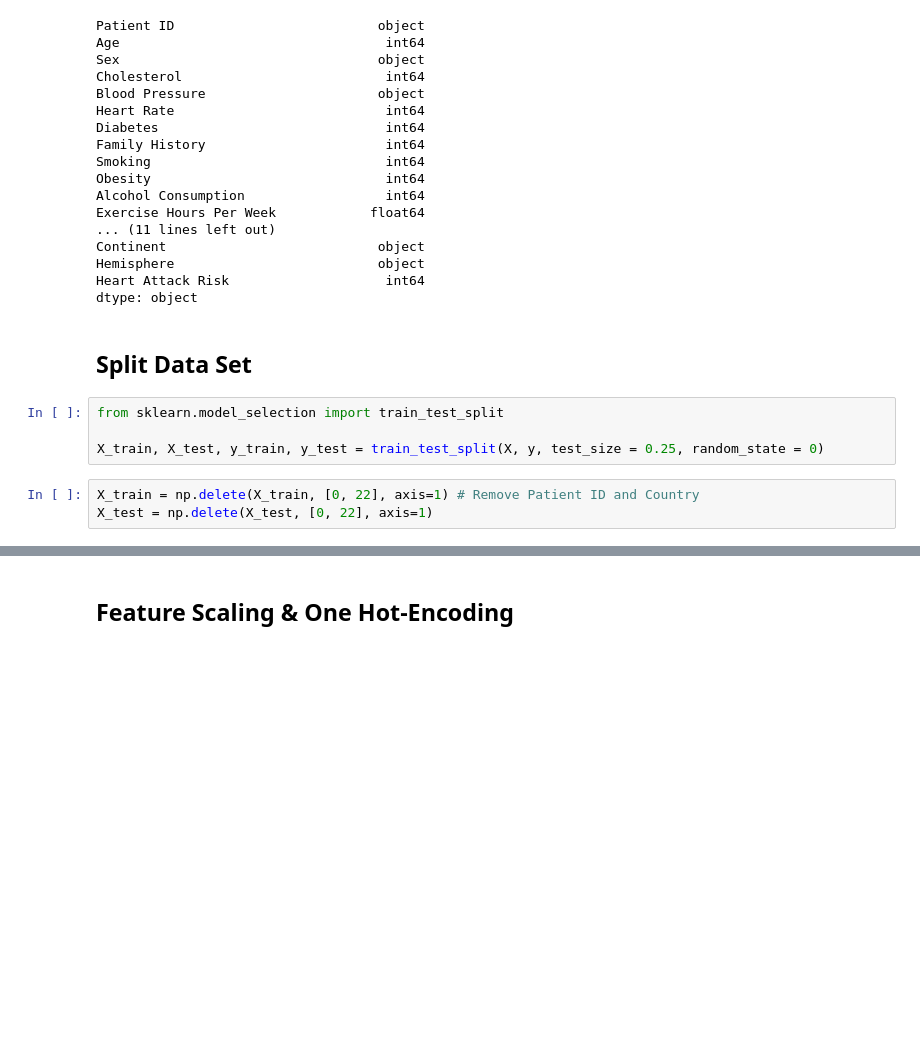
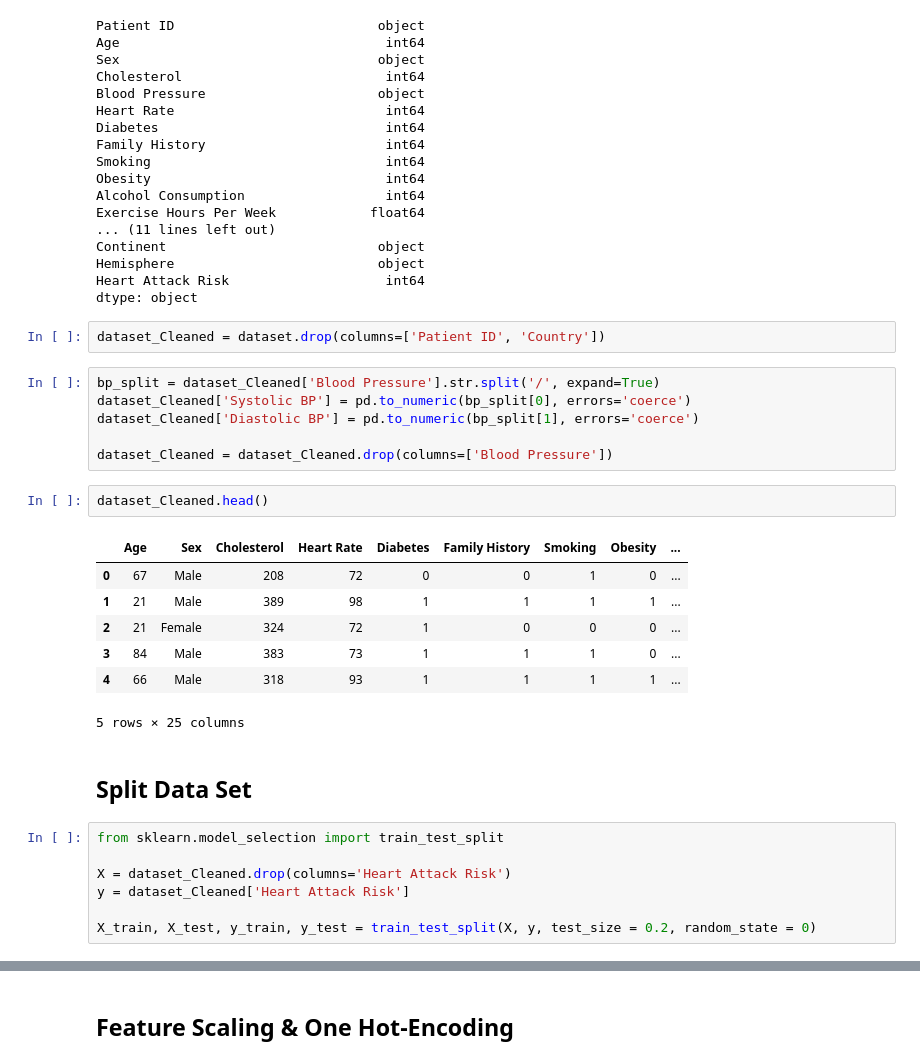
Before and after one commit to KimieCrafter/AI-Note-IIUM, a Jupyter notebook: Machine_Learning/Asgmt 2/Asgmt-2.ipynb, the cells around one changed output, grey strips where cells are left out. Saved outputs shown, nothing was run; the diff lists cells and outputs as text; blank space fills up the shorter version.

```diff
--- a/Machine_Learning/Asgmt 2/Asgmt-2.ipynb
+++ b/Machine_Learning/Asgmt 2/Asgmt-2.ipynb
@@ -91,15 +72,33 @@ Continent                           object
 Hemisphere                          object
 Heart Attack Risk                    int64
 dtype: object
+# %%
+dataset_Cleaned = dataset.drop(columns=['Patient ID', 'Country'])
+# %%
+bp_split = dataset_Cleaned['Blood Pressure'].str.split('/', expand=True)
+dataset_Cleaned['Systolic BP'] = pd.to_numeric(bp_split[0], errors='coerce')
+dataset_Cleaned['Diastolic BP'] = pd.to_numeric(bp_split[1], errors='coerce')
+
+dataset_Cleaned = dataset_Cleaned.drop(columns=['Blood Pressure'])
+# %%
+dataset_Cleaned.head()
+# %% [output]
+|  | Age | Sex | Cholesterol | Heart Rate | Diabetes | Family History | Smoking | Obesity | ... |
+| 0 | 67 | Male | 208 | 72 | 0 | 0 | 1 | 0 | ... |
+| 1 | 21 | Male | 389 | 98 | 1 | 1 | 1 | 1 | ... |
+| 2 | 21 | Female | 324 | 72 | 1 | 0 | 0 | 0 | ... |
+| 3 | 84 | Male | 383 | 73 | 1 | 1 | 1 | 0 | ... |
+| 4 | 66 | Male | 318 | 93 | 1 | 1 | 1 | 1 | ... |
+5 rows × 25 columns
 # %% [markdown]
 ## Split Data Set
 # %%
 from sklearn.model_selection import train_test_split
 
-X_train, X_test, y_train, y_test = train_test_split(X, y, test_size = 0.25, random_state = 0)
+X = dataset_Cleaned.drop(columns='Heart Attack Risk')
+y = dataset_Cleaned['Heart Attack Risk']
+
+X_train, X_test, y_train, y_test = train_test_split(X, y, test_size = 0.2, random_state = 0)
-# %%
-X_train = np.delete(X_train, [0, 22], axis=1) # Remove Patient ID and Country
-X_test = np.delete(X_test, [0, 22], axis=1)
 # %%
 print(X_train)
 # %% [output]
```
Also changed, not shown: parts of 13 cells of this notebook.
